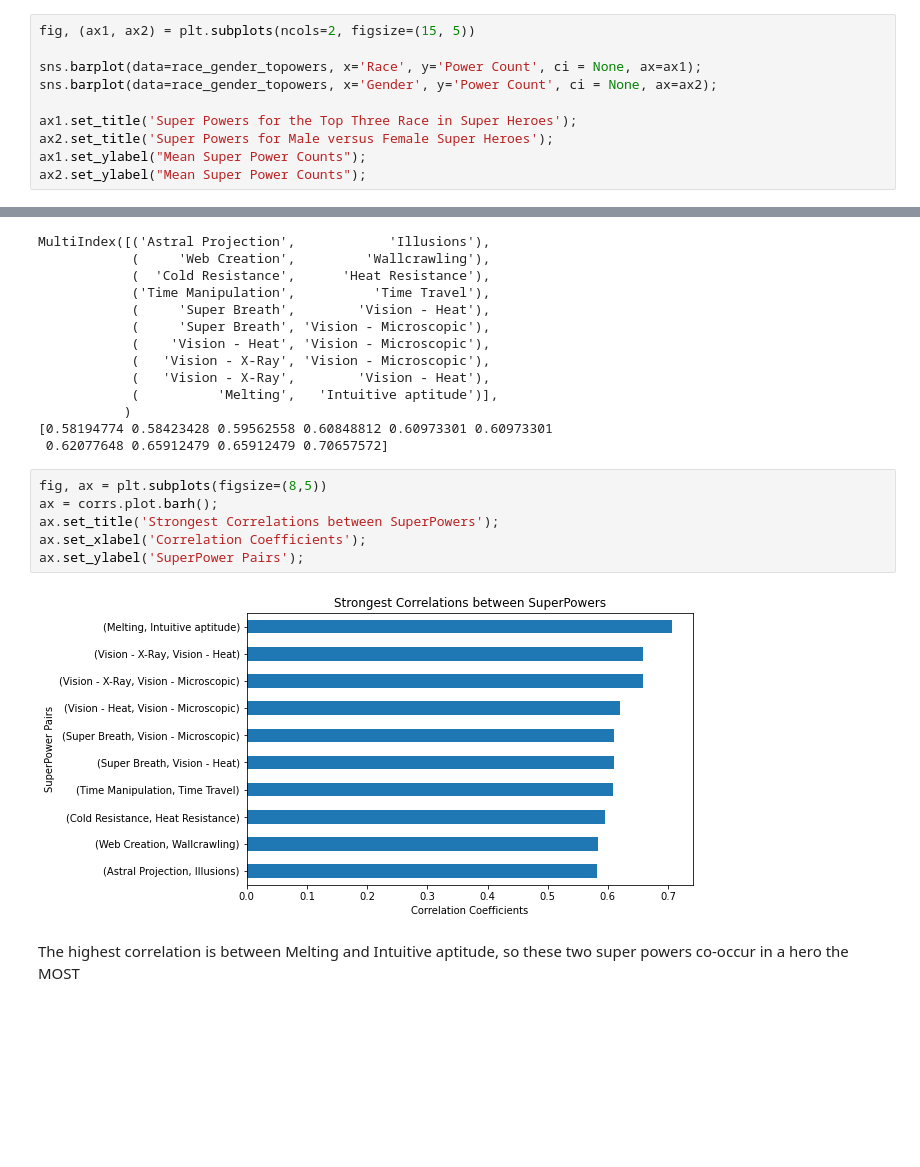
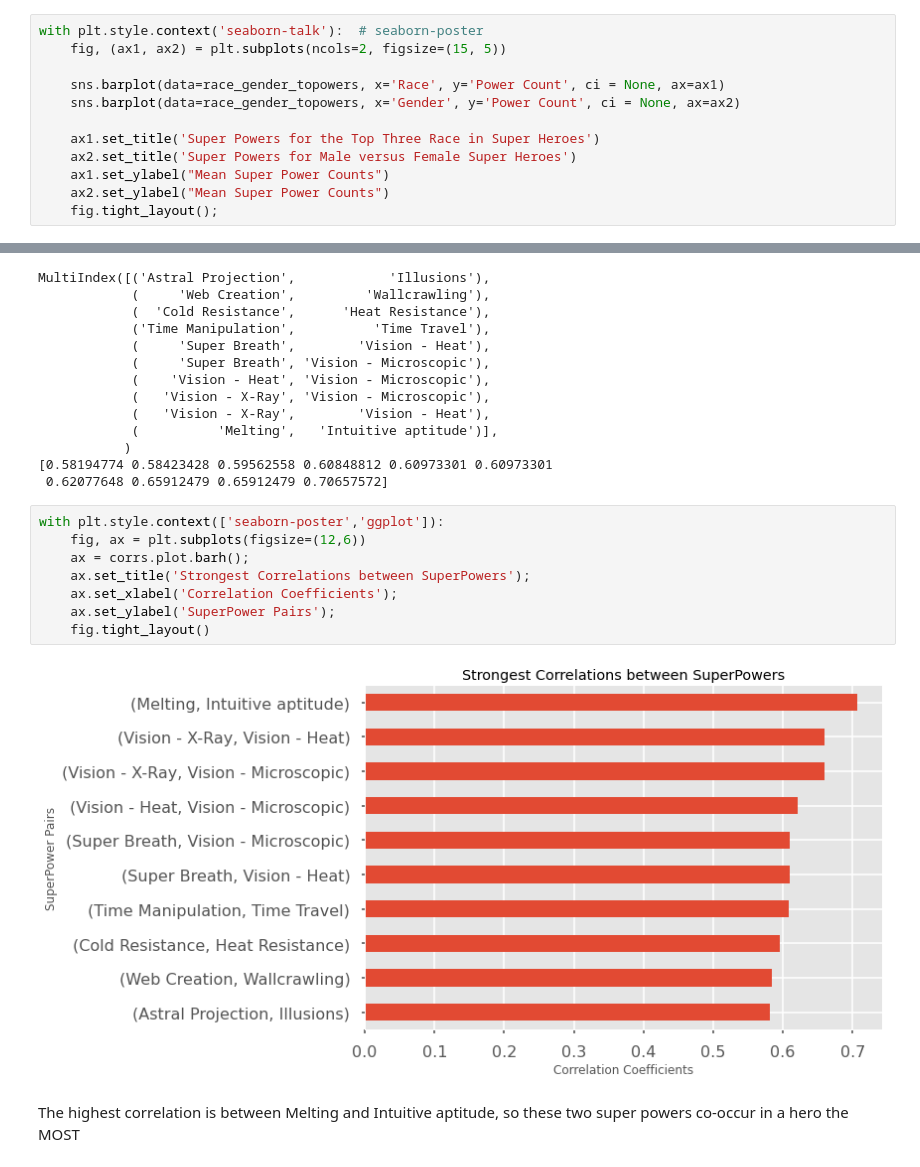
Before and after one commit to erdemiraysu/dsc-pandas-data-cleaning-lab, a Jupyter notebook: index.ipynb, the cells around one changed output, grey strips where cells are left out. Saved outputs shown, nothing was run; the diff lists cells and outputs as text; blank space fills up the shorter version.

```diff
--- a/index.ipynb
+++ b/index.ipynb
@@ -1052,13 +1052,15 @@ ax2.set_title("Super Powers for Male versus Female Super Heroes");
 # %% [output]
 [figure]
 # %%
-fig, (ax1, ax2) = plt.subplots(ncols=2, figsize=(15, 5))
+with plt.style.context('seaborn-talk'):  # seaborn-poster
+    fig, (ax1, ax2) = plt.subplots(ncols=2, figsize=(15, 5))
 
-sns.barplot(data=race_gender_topowers, x='Race', y='Power Count', ci = None, ax=ax1);
-sns.barplot(data=race_gender_topowers, x='Gender', y='Power Count', ci = None, ax=ax2);
+    sns.barplot(data=race_gender_topowers, x='Race', y='Power Count', ci = None, ax=ax1)
+    sns.barplot(data=race_gender_topowers, x='Gender', y='Power Count', ci = None, ax=ax2)
 
-ax1.set_title('Super Powers for the Top Three Race in Super Heroes');
-ax2.set_title('Super Powers for Male versus Female Super Heroes');
-ax1.set_ylabel("Mean Super Power Counts");
-ax2.set_ylabel("Mean Super Power Counts");
+    ax1.set_title('Super Powers for the Top Three Race in Super Heroes')
+    ax2.set_title('Super Powers for Male versus Female Super Heroes')
+    ax1.set_ylabel("Mean Super Power Counts")
+    ax2.set_ylabel("Mean Super Power Counts")
+    fig.tight_layout();
 # %% [output]
@@ -1191,13 +1207,15 @@ MultiIndex([('Astral Projection',            'Illusions'),
 [0.58194774 0.58423428 0.59562558 0.60848812 0.60973301 0.60973301
  0.62077648 0.65912479 0.65912479 0.70657572]
 # %%
-fig, ax = plt.subplots(figsize=(8,5))
-ax = corrs.plot.barh();
-ax.set_title('Strongest Correlations between SuperPowers');
-ax.set_xlabel('Correlation Coefficients');
-ax.set_ylabel('SuperPower Pairs');
+with plt.style.context(['seaborn-poster','ggplot']):
+    fig, ax = plt.subplots(figsize=(12,6))
+    ax = corrs.plot.barh();
+    ax.set_title('Strongest Correlations between SuperPowers');
+    ax.set_xlabel('Correlation Coefficients');
+    ax.set_ylabel('SuperPower Pairs');
+    fig.tight_layout()
 # %% [output]
-[figure, old version]
+[figure, new version]
 # %% [markdown]
 The highest correlation is between Melting and Intuitive aptitude, so these two super powers co-occur in a hero the MOST
 # %% [markdown]
```
Also changed, not shown: parts of 17 cells of this notebook.
